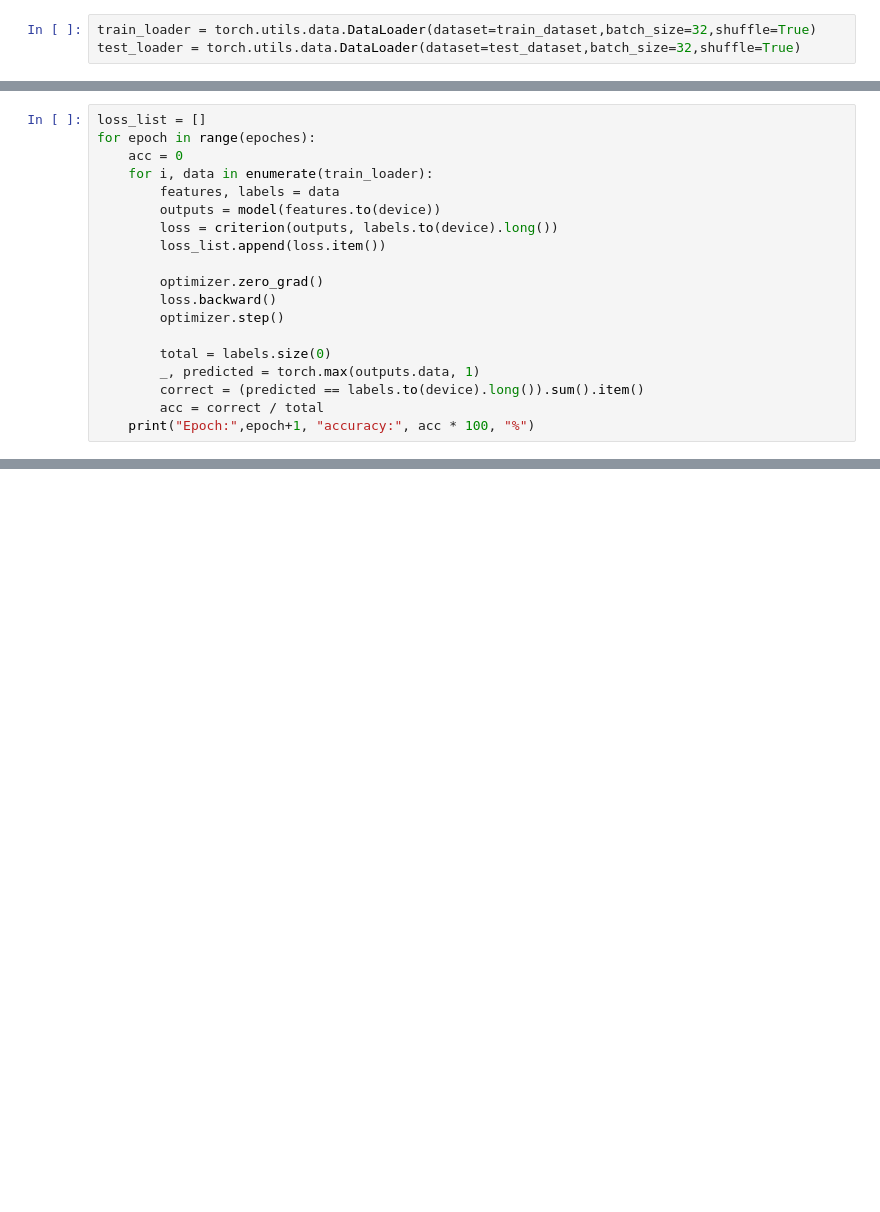
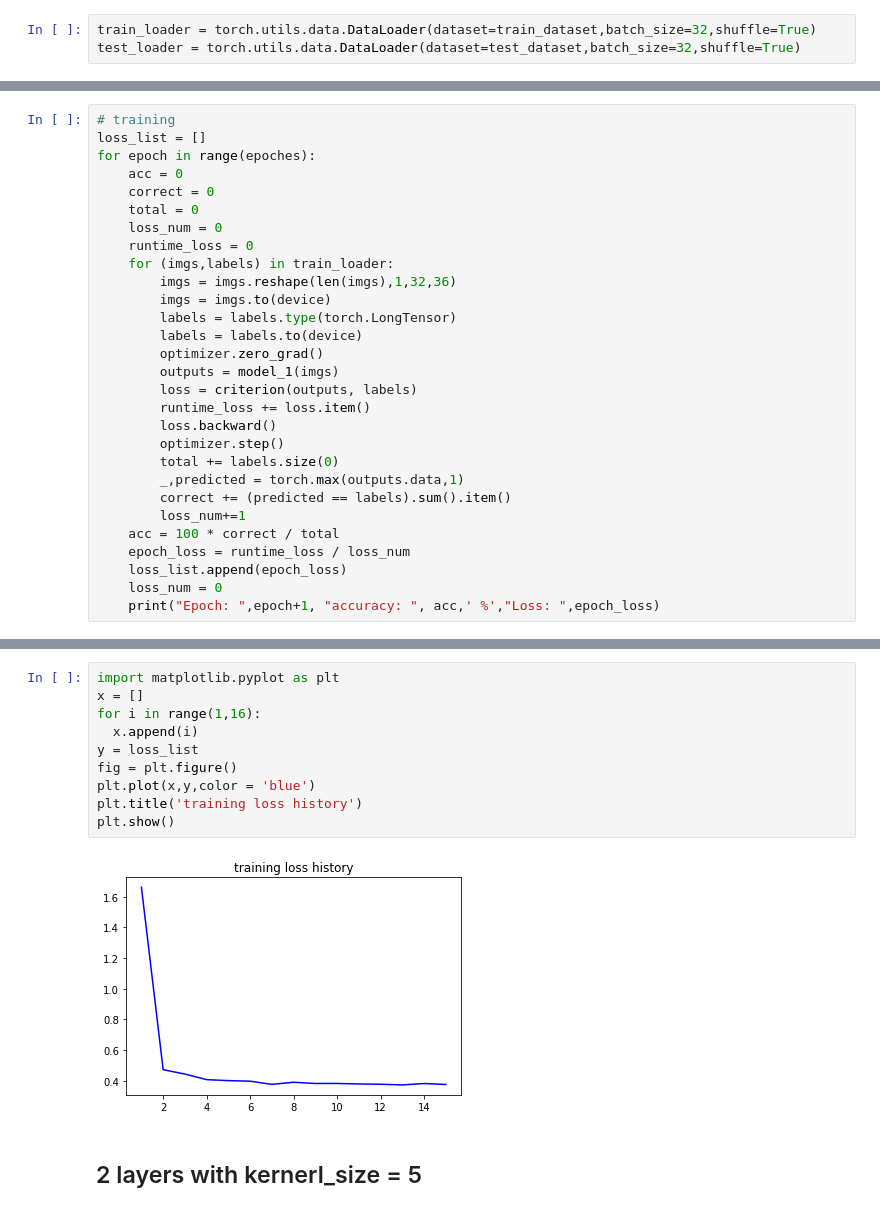
Before and after one commit to TtttttH/COM6911-Team-Juliet, a Jupyter notebook: CNN/CNN_UCI.ipynb, the cells around one changed output, grey strips where cells are left out. Saved outputs shown, nothing was run; the diff lists cells and outputs as text; blank space fills up the shorter version.

```diff
--- a/CNN/CNN_UCI.ipynb
+++ b/CNN/CNN_UCI.ipynb
@@ -89,20 +79,30 @@ optimizer = optim.Adam(model.parameters(), lr=lr, weight_decay=weight_decay)
 # %%
+# training
 loss_list = []
 for epoch in range(epoches):
     acc = 0
-    for i, data in enumerate(train_loader):
-        features, labels = data
-        outputs = model(features.to(device))
-        loss = criterion(outputs, labels.to(device).long())
-        loss_list.append(loss.item())
-
+    correct = 0
+    total = 0
+    loss_num = 0
+    runtime_loss = 0
+    for (imgs,labels) in train_loader:
+        imgs = imgs.reshape(len(imgs),1,32,36)
+        imgs = imgs.to(device)
+        labels = labels.type(torch.LongTensor)
+        labels = labels.to(device)
         optimizer.zero_grad()
+        outputs = model_1(imgs)
+        loss = criterion(outputs, labels)
+        runtime_loss += loss.item()
         loss.backward()
         optimizer.step()
-
-        total = labels.size(0)
-        _, predicted = torch.max(outputs.data, 1)
-        correct = (predicted == labels.to(device).long()).sum().item()
-        acc = correct / total
-    print("Epoch:",epoch+1, "accuracy:", acc * 100, "%")
+        total += labels.size(0)
+        _,predicted = torch.max(outputs.data,1)
+        correct += (predicted == labels).sum().item()
+        loss_num+=1
+    acc = 100 * correct / total
+    epoch_loss = runtime_loss / loss_num
+    loss_list.append(epoch_loss)
+    loss_num = 0
+    print("Epoch: ",epoch+1, "accuracy: ", acc,' %',"Loss: ",epoch_loss)
 # %% [output]
@@ -135,0 +149,14 @@ Test Accuracy of the model on the UCIHAR test features: 81.16728876823889 %
+# %%
+import matplotlib.pyplot as plt
+x = []
+for i in range(1,16):
+  x.append(i)
+y = loss_list
+fig = plt.figure()
+plt.plot(x,y,color = 'blue')
+plt.title('training loss history')
+plt.show()
+# %% [output]
+[figure, added]
+# %% [markdown]
+## 2 layers with kernerl_size = 5
```
Also changed, not shown: parts of 25 cells of this notebook.
